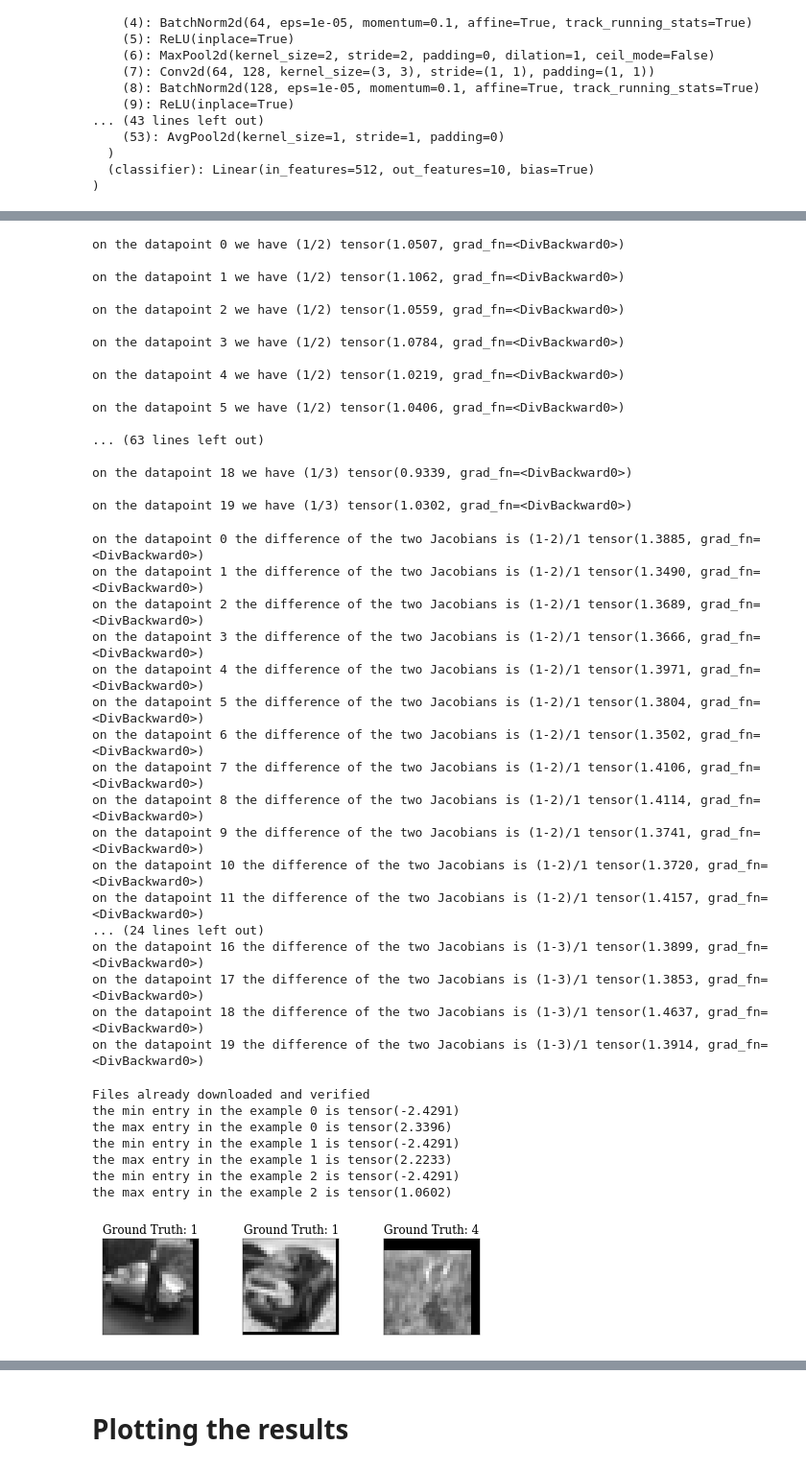
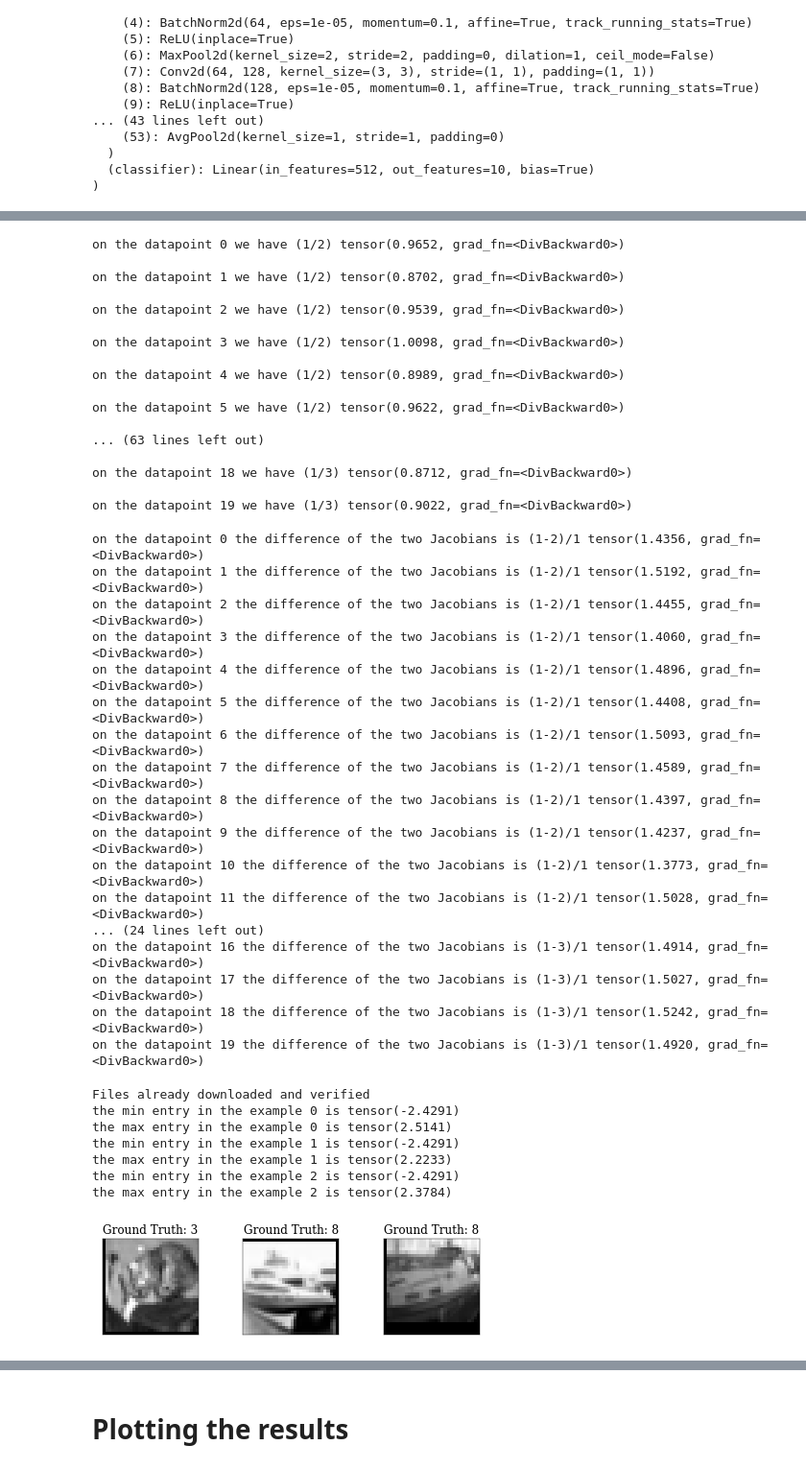
Before and after one commit to PierBeneventano/test_pytorch, a Jupyter notebook: Getting gradients - cifar10.ipynb, the cells around one changed output, grey strips where cells are left out. Shown at 96% size. Cells and saved outputs as stored; diff of their text form; code cells hidden in the pictures.

```diff
--- a/Getting gradients - cifar10.ipynb
+++ b/Getting gradients - cifar10.ipynb
@@ -8,8 +8,8 @@ import numpy as np
 import matplotlib.pyplot as plt
 from models import *
 # %%
-a = torch.load('tiger_files/pb29/checkpoint/final/FINAL_dataset_cifar10-model_vgg-epoch_200-label_noise_prob_0-input_gaussian_noise_0-gaussian_noise_SD_0-noise_decay_fixed-batch_size_128.pt', map_location ='cpu')
+a = torch.load('tiger_files/pb29/checkpoint/final/FINAL_dataset_cifar10-model_vgg-epoch_400-label_noise_prob_0-input_gaussian_noise_0-gaussian_noise_SD_0-noise_decay_fixed-batch_size_128.pt', map_location ='cpu')
 
-b = torch.load('tiger_files/pb29/checkpoint/final/FINAL_dataset_cifar10-model_vgg-epoch_200-label_noise_prob_0-input_gaussian_noise_0-gaussian_noise_SD_0-noise_decay_fixed-batch_size_1024.pt', map_location ='cpu')
+b = torch.load('tiger_files/pb29/checkpoint/final/FINAL_dataset_cifar10-model_vgg-epoch_400-label_noise_prob_0-input_gaussian_noise_0-gaussian_noise_SD_0-noise_decay_fixed-batch_size_1024.pt', map_location ='cpu')
 
-c = torch.load('tiger_files/pb29/checkpoint/final/FINAL_dataset_cifar10-model_vgg-epoch_200-label_noise_prob_0-input_gaussian_noise_0-gaussian_noise_SD_0-noise_decay_fixed-batch_size_4096.pt', map_location ='cpu')
+c = torch.load('tiger_files/pb29/checkpoint/final/FINAL_dataset_cifar10-model_vgg-epoch_400-label_noise_prob_0-input_gaussian_noise_0-gaussian_noise_SD_0-noise_decay_fixed-batch_size_4096.pt', map_location ='cpu')
@@ -103,7 +101,7 @@ transform_train = transforms.Compose([
 trainset = torchvision.datasets.CIFAR10(
     root='./data', train=True, download=True, transform=transform_train)
 trainloader = torch.utils.data.DataLoader(
-    trainset, 128, shuffle=True)
+    trainset, 128, shuffle=False)
 
 # plot 6 examples of data point
 examples = enumerate(trainloader)
@@ -172,23 +170,23 @@ for i in range(20):
     print('on the datapoint', i, 'we have (1/3)', (torch.norm((Jac_1[i])) / torch.norm((Jac_3[i]))), '\n')
     v_4[i] = torch.norm((Jac_1[i])) / torch.norm((Jac_3[i]))
 # %% [output]
-on the datapoint 0 we have (1/2) tensor(1.0507, grad_fn=<DivBackward0>)
+on the datapoint 0 we have (1/2) tensor(0.9652, grad_fn=<DivBackward0>)
 
-on the datapoint 1 we have (1/2) tensor(1.1062, grad_fn=<DivBackward0>)
+on the datapoint 1 we have (1/2) tensor(0.8702, grad_fn=<DivBackward0>)
 
-on the datapoint 2 we have (1/2) tensor(1.0559, grad_fn=<DivBackward0>)
+on the datapoint 2 we have (1/2) tensor(0.9539, grad_fn=<DivBackward0>)
 
-on the datapoint 3 we have (1/2) tensor(1.0784, grad_fn=<DivBackward0>)
+on the datapoint 3 we have (1/2) tensor(1.0098, grad_fn=<DivBackward0>)
 
-on the datapoint 4 we have (1/2) tensor(1.0219, grad_fn=<DivBackward0>)
+on the datapoint 4 we have (1/2) tensor(0.8989, grad_fn=<DivBackward0>)
 
-on the datapoint 5 we have (1/2) tensor(1.0406, grad_fn=<DivBackward0>)
+on the datapoint 5 we have (1/2) tensor(0.9622, grad_fn=<DivBackward0>)
 
 ... (63 lines left out)
 
-on the datapoint 18 we have (1/3) tensor(0.9339, grad_fn=<DivBackward0>)
+on the datapoint 18 we have (1/3) tensor(0.8712, grad_fn=<DivBackward0>)
 
-on the datapoint 19 we have (1/3) tensor(1.0302, grad_fn=<DivBackward0>)
+on the datapoint 19 we have (1/3) tensor(0.9022, grad_fn=<DivBackward0>)
 # %%
 for i in range(20):
 #     print('on the datapoint', i, 'the Frobenius norm of the Jacobian of the SGD-trained net is:', torch.norm((Jac_1[i]), p='fro'), 'The one of the label noised:', torch.norm((Jac_2[i])))
@@ -198,23 +196,23 @@ for i in range(20):
 for i in range(20):
     print('on the datapoint', i, 'the difference of the two Jacobians is (1-3)/1', torch.norm(Jac_1[i]-Jac_3[i])/torch.norm(Jac_1[i]))
 # %% [output]
-on the datapoint 0 the difference of the two Jacobians is (1-2)/1 tensor(1.3885, grad_fn=<DivBackward0>)
-on the datapoint 1 the difference of the two Jacobians is (1-2)/1 tensor(1.3490, grad_fn=<DivBackward0>)
-on the datapoint 2 the difference of the two Jacobians is (1-2)/1 tensor(1.3689, grad_fn=<DivBackward0>)
-on the datapoint 3 the difference of the two Jacobians is (1-2)/1 tensor(1.3666, grad_fn=<DivBackward0>)
-on the datapoint 4 the difference of the two Jacobians is (1-2)/1 tensor(1.3971, grad_fn=<DivBackward0>)
-on the datapoint 5 the difference of the two Jacobians is (1-2)/1 tensor(1.3804, grad_fn=<DivBackward0>)
-on the datapoint 6 the difference of the two Jacobians is (1-2)/1 tensor(1.3502, grad_fn=<DivBackward0>)
-on the datapoint 7 the difference of the two Jacobians is (1-2)/1 tensor(1.4106, grad_fn=<DivBackward0>)
-on the datapoint 8 the difference of the two Jacobians is (1-2)/1 tensor(1.4114, grad_fn=<DivBackward0>)
-on the datapoint 9 the difference of the two Jacobians is (1-2)/1 tensor(1.3741, grad_fn=<DivBackward0>)
-on the datapoint 10 the difference of the two Jacobians is (1-2)/1 tensor(1.3720, grad_fn=<DivBackward0>)
-on the datapoint 11 the difference of the two Jacobians is (1-2)/1 tensor(1.4157, grad_fn=<DivBackward0>)
+on the datapoint 0 the difference of the two Jacobians is (1-2)/1 tensor(1.4356, grad_fn=<DivBackward0>)
+on the datapoint 1 the difference of the two Jacobians is (1-2)/1 tensor(1.5192, grad_fn=<DivBackward0>)
+on the datapoint 2 the difference of the two Jacobians is (1-2)/1 tensor(1.4455, grad_fn=<DivBackward0>)
+on the datapoint 3 the difference of the two Jacobians is (1-2)/1 tensor(1.4060, grad_fn=<DivBackward0>)
+on the datapoint 4 the difference of the two Jacobians is (1-2)/1 tensor(1.4896, grad_fn=<DivBackward0>)
+on the datapoint 5 the difference of the two Jacobians is (1-2)/1 tensor(1.4408, grad_fn=<DivBackward0>)
+on the datapoint 6 the difference of the two Jacobians is (1-2)/1 tensor(1.5093, grad_fn=<DivBackward0>)
+on the datapoint 7 the difference of the two Jacobians is (1-2)/1 tensor(1.4589, grad_fn=<DivBackward0>)
+on the datapoint 8 the difference of the two Jacobians is (1-2)/1 tensor(1.4397, grad_fn=<DivBackward0>)
+on the datapoint 9 the difference of the two Jacobians is (1-2)/1 tensor(1.4237, grad_fn=<DivBackward0>)
+on the datapoint 10 the difference of the two Jacobians is (1-2)/1 tensor(1.3773, grad_fn=<DivBackward0>)
+on the datapoint 11 the difference of the two Jacobians is (1-2)/1 tensor(1.5028, grad_fn=<DivBackward0>)
 ... (24 lines left out)
-on the datapoint 16 the difference of the two Jacobians is (1-3)/1 tensor(1.3899, grad_fn=<DivBackward0>)
-on the datapoint 17 the difference of the two Jacobians is (1-3)/1 tensor(1.3853, grad_fn=<DivBackward0>)
-on the datapoint 18 the difference of the two Jacobians is (1-3)/1 tensor(1.4637, grad_fn=<DivBackward0>)
-on the datapoint 19 the difference of the two Jacobians is (1-3)/1 tensor(1.3914, grad_fn=<DivBackward0>)
+on the datapoint 16 the difference of the two Jacobians is (1-3)/1 tensor(1.4914, grad_fn=<DivBackward0>)
+on the datapoint 17 the difference of the two Jacobians is (1-3)/1 tensor(1.5027, grad_fn=<DivBackward0>)
+on the datapoint 18 the difference of the two Jacobians is (1-3)/1 tensor(1.5242, grad_fn=<DivBackward0>)
+on the datapoint 19 the difference of the two Jacobians is (1-3)/1 tensor(1.4920, grad_fn=<DivBackward0>)
 # %%
 # loading the data - TEST
 
@@ -222,7 +220,7 @@ on the datapoint 19 the difference of the two Jacobians is (1-3)/1 tensor(1.3914
 testset = torchvision.datasets.CIFAR10(
     root='./data', train=False, download=True, transform=transform_train)
 testloader = torch.utils.data.DataLoader(
-    testset, 128, shuffle=True)
+    testset, 128, shuffle=False)
 
 # plot 6 examples of data point
 examples = enumerate(testloader)
@@ -233,36 +231,36 @@ for i in range(3):
   print('the min entry in the example', i , 'is', torch.min(example_data[i][0]))
   print('the max entry in the example', i , 'is', torch.max(example_data[i][0]))
 
 fig = plt.figure()
 for i in range(3):
   plt.subplot(2,3,i+1)
   plt.tight_layout()
   plt.imshow(example_data[i][0], cmap='gray', interpolation='none')
   plt.title("Ground Truth: {}".format(example_targets[i]))
   plt.xticks([])
   plt.yticks([])
 fig
 
 example_data[0:1,:,:,:].size()
 
 
 Jac_4 = {}
 Jac_5 = {}
 Jac_6 = {}
 
 for i in range(20):
     Jac_4[i] = torch.autograd.functional.jacobian(net1, example_data[i:i+1,:,:,:], create_graph = True)
     Jac_5[i] = torch.autograd.functional.jacobian(net2, example_data[i:i+1,:,:,:], create_graph = True)
     Jac_6[i] = torch.autograd.functional.jacobian(net3, example_data[i:i+1,:,:,:], create_graph = True)
 # %% [output]
 Files already downloaded and verified
 the min entry in the example 0 is tensor(-2.4291)
-the max entry in the example 0 is tensor(2.3396)
+the max entry in the example 0 is tensor(2.5141)
 the min entry in the example 1 is tensor(-2.4291)
 the max entry in the example 1 is tensor(2.2233)
 the min entry in the example 2 is tensor(-2.4291)
-the max entry in the example 2 is tensor(1.0602)
+the max entry in the example 2 is tensor(2.3784)
-[figure, old version]
+[figure, new version]
 # %%
 v_1 = np.zeros(20)
 v_2 = np.zeros(20)
```
Also changed, not shown: parts of 9 cells of this notebook.
